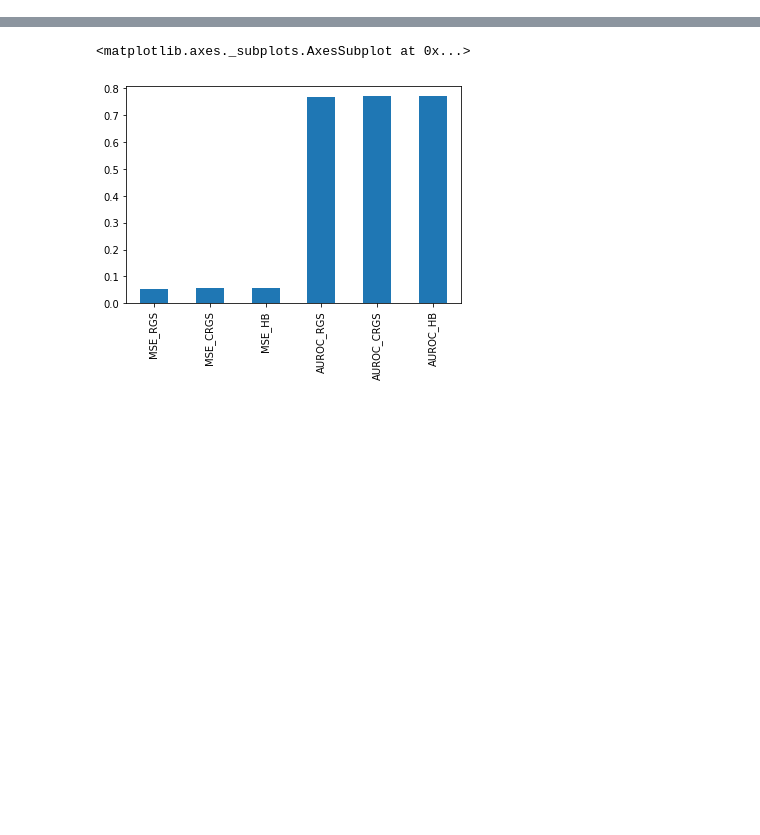
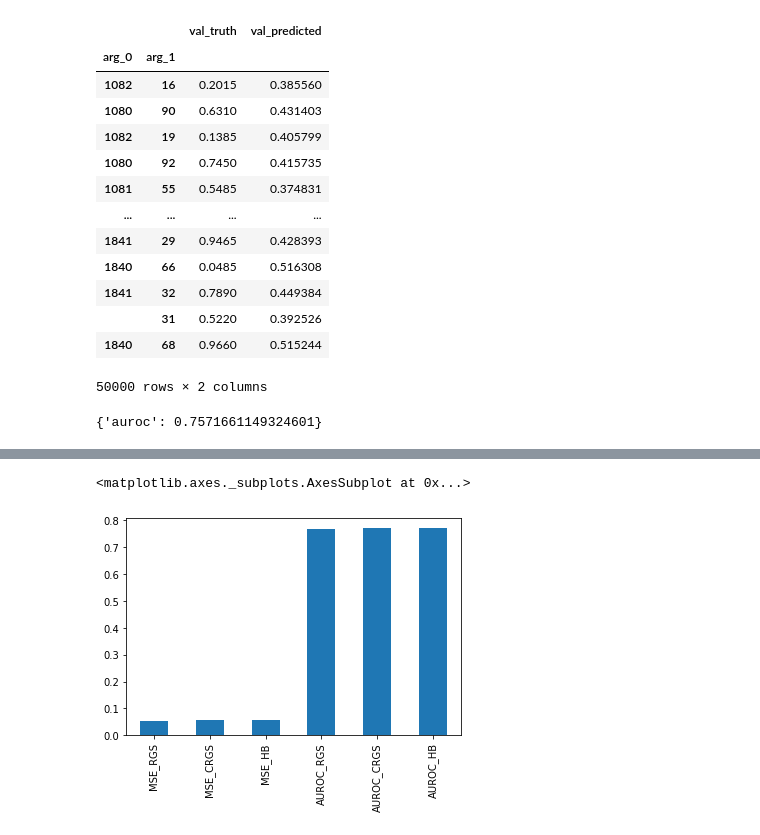
Before and after one commit to dickensc/SRLWeightLearning, a Jupyter notebook: scripts/PerformanceStudyAnalysis.ipynb, the cells around one changed output, grey strips where cells are left out. Drawn from its saved outputs; the diff is of its cells as text; code cells hidden in the pictures; blank space fills up the shorter version.

```diff
--- a/scripts/PerformanceStudyAnalysis.ipynb
+++ b/scripts/PerformanceStudyAnalysis.ipynb
@@ -0,0 +60,37 @@
+# %%
+def load_truth_frame(dataset, fold, predicate):
+    # truth dataframe
+    truth_path = "../psl-examples/{}/data/{}/{}/eval/{}_truth.txt".format(dataset, dataset, fold, predicate)
+    truth_df = pd.read_csv(truth_path, sep='\t', header=None)
+
+    # clean up column names and set multi-index for predicate
+    arg_columns = ['arg_' + str(col) for col in truth_df.columns[:-1]]
+    value_column = ['val']
+    truth_df.columns = arg_columns + value_column
+    truth_df = truth_df.astype({col: int for col in arg_columns})
+    truth_df = truth_df.set_index(arg_columns)
+
+    return truth_df
+# %%
+def get_psl_experiment_prediction_frame(dataset, wl_method, evaluation_metric, fold, predicate):
+
+    # predicted dataframe
+    predicted_path = "../results/weightlearning/psl/performance_study/{}/{}/{}/{}/inferred-predicates/{}.txt".format(
+        dataset, wl_method, evaluation_metric, fold, predicate.upper())
+    predicted_df = pd.read_csv(predicted_path, sep='\t', header=None)
+
+    # clean up column names and set multi-index for predicate
+    arg_columns = ['arg_' + str(col) for col in predicted_df.columns[:-1]]
+    value_column = ['val']
+    predicted_df.columns = arg_columns + value_column
+    predicted_df = predicted_df.astype({col: int for col in arg_columns})
+    predicted_df = predicted_df.set_index(arg_columns)
+
+    # truth dataframe
+    truth_df = load_truth_frame(dataset, fold, predicate)
+
+    # Join predicted_df and truth_df on the arguments
+    prediction_frame = truth_df.join(predicted_df, how="left",
+                                     lsuffix='_truth', rsuffix='_predicted').fillna(0)
+
+    return prediction_frame
@@ -0,0 +151,18 @@
+# %%
+prediction_frame = get_psl_experiment_prediction_frame(dataset, wl_method, evaluation_metric, fold, predicate)
+prediction_frame
+# %% [output]
+|  |  | val_truth | val_predicted |
+| arg_0 | arg_1 |  |  |
+| 1082 | 16 | 0.2015 | 0.385560 |
+| 1080 | 90 | 0.6310 | 0.431403 |
+| 1082 | 19 | 0.1385 | 0.405799 |
+| 1080 | 92 | 0.7450 | 0.415735 |
+| 1081 | 55 | 0.5485 | 0.374831 |
+| ... | ... | ... | ... |
+| 1841 | 29 | 0.9465 | 0.428393 |
+| 1840 | 66 | 0.0485 | 0.516308 |
+| 1841 | 32 | 0.7890 | 0.449384 |
+|  | 31 | 0.5220 | 0.392526 |
+| 1840 | 68 | 0.9660 | 0.515244 |
+50000 rows × 2 columns
@@ -1 +193,5 @@
+# %%
+evaluate_roc_auc_score(prediction_frame.val_predicted, prediction_frame.val_truth)
+# %% [output]
+{'auroc': 0.7571661149324601}
 # %%
```
Also changed, not shown: parts of 6 cells of this notebook, 3 other files.
